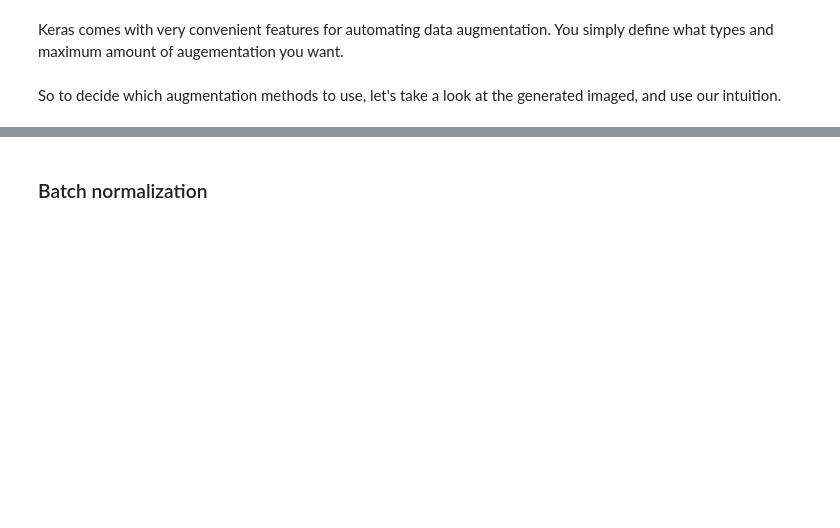
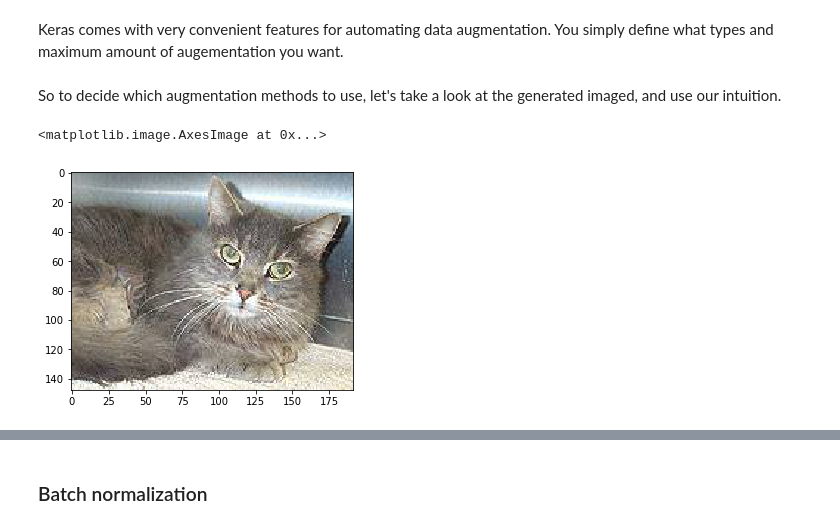
Before and after one commit to yingchi/fastai-notes, a Jupyter notebook: deeplearning1/nbs/lesson3_yingchi.ipynb, the cells around one changed output, grey strips where cells are left out. Saved outputs shown, nothing was run; the diff lists cells and outputs as text; code cells hidden in the pictures; blank space fills up the shorter version.

```diff
--- a/deeplearning1/nbs/lesson3_yingchi.ipynb
+++ b/deeplearning1/nbs/lesson3_yingchi.ipynb
@@ -242,6 +242,6 @@ gen = image.ImageDataGenerator(
 So to decide which augmentation methods to use, let's take a look at the generated imaged, and use our intuition.
 # %%
 # Create a 'batch' of a single image
-img = np.expand_dims(ndimage.imread('data/dogscats/test/7.jpg'),0)
+img = np.expand_dims(ndimage.imread('data/dogscats/test/unknown/7.jpg'),0)
 # Request the generator to create batches from this image
 aug_iter = gen.flow(img)
@@ -247,0 +251,6 @@ aug_iter = gen.flow(img)
+# %%
+# The original
+plt.imshow(img[0])
+# %% [output]
+<matplotlib.image.AxesImage at 0x...>
+[figure, added]
```
Also changed, not shown: parts of 36 cells of this notebook, 1 other file.
